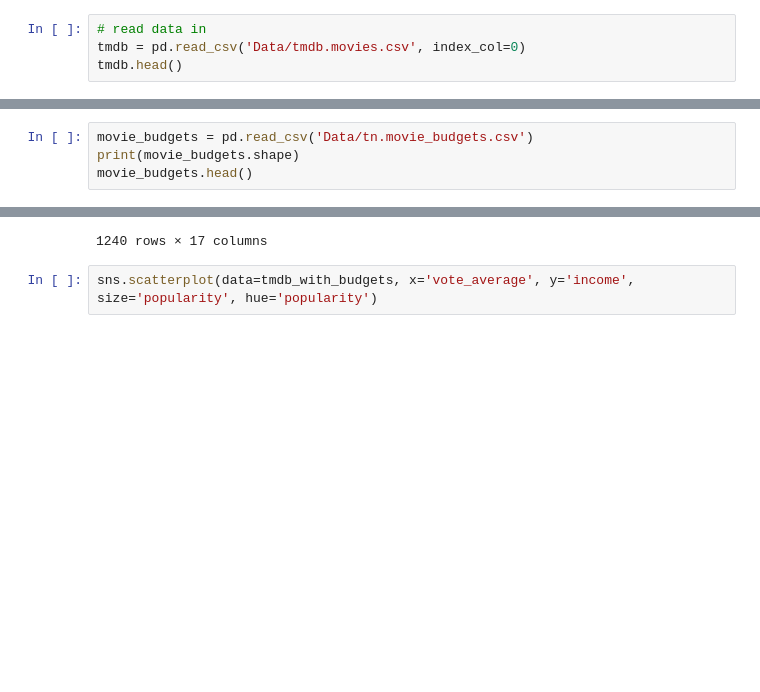
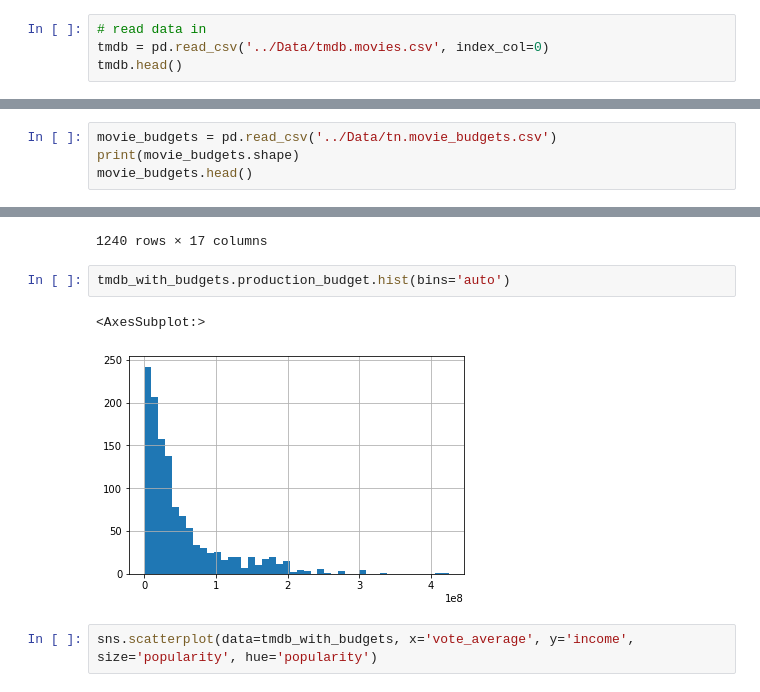
Before and after one commit to Jhuue/Flatiron-Capstone1, a Jupyter notebook: Exploratory Notebooks/Shane.ipynb, the cells around one changed output, grey strips where cells are left out. Saved outputs shown, nothing was run; the diff lists cells and outputs as text; blank space fills up the shorter version.

```diff
--- a/Exploratory Notebooks/Shane.ipynb
+++ b/Exploratory Notebooks/Shane.ipynb
@@ -10,7 +10,7 @@ from sklearn import preprocessing
 ### The Movie Data Base
 # %%
 # read data in
-tmdb = pd.read_csv('Data/tmdb.movies.csv', index_col=0)
+tmdb = pd.read_csv('../Data/tmdb.movies.csv', index_col=0)
 tmdb.head()
 # %% [output]
 |  | genre_ids | id | original_language | original_title | popularity | release_date | title | ... |
@@ -202,7 +202,7 @@ popularity_by_genre[['genre_ids', 'vote_average']].groupby('genre_ids').describe
 # %% [markdown]
 ### Movie Budgets
 # %%
-movie_budgets = pd.read_csv('Data/tn.movie_budgets.csv')
+movie_budgets = pd.read_csv('../Data/tn.movie_budgets.csv')
 print(movie_budgets.shape)
 movie_budgets.head()
 # %% [output]
@@ -278,6 +280,11 @@ tmdb_with_budgets
 | 1238 | [53, 28, 80] | 442064 | en | Proud Mary | 9.371 | 2018-01-12 | Proud Mary | ... |
 | 1239 | [28, 16, 14, 12, 35, 878] | 503314 | ja | ドラゴンボール超スーパー ブロリー | 6.868 | 2019-01-16 | Dragon Ball Super: Broly | ... |
 1240 rows × 17 columns
+# %%
+tmdb_with_budgets.production_budget.hist(bins='auto')
+# %% [output]
+<AxesSubplot:>
+[figure, added]
 # %%
 sns.scatterplot(data=tmdb_with_budgets, x='vote_average', y='income', size='popularity', hue='popularity')
 # %% [output]
```
Also changed, not shown: parts of 5 cells of this notebook.
